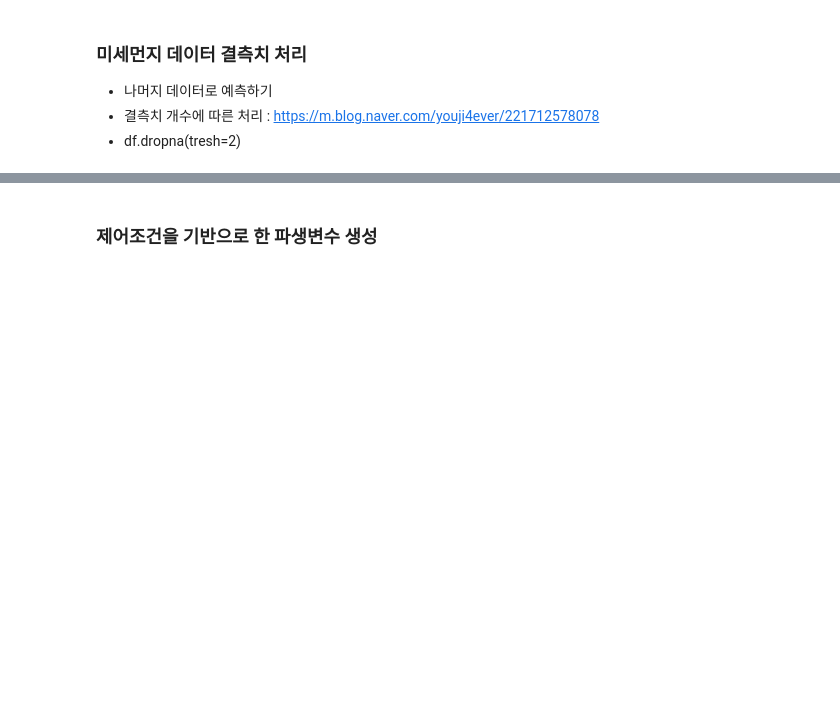
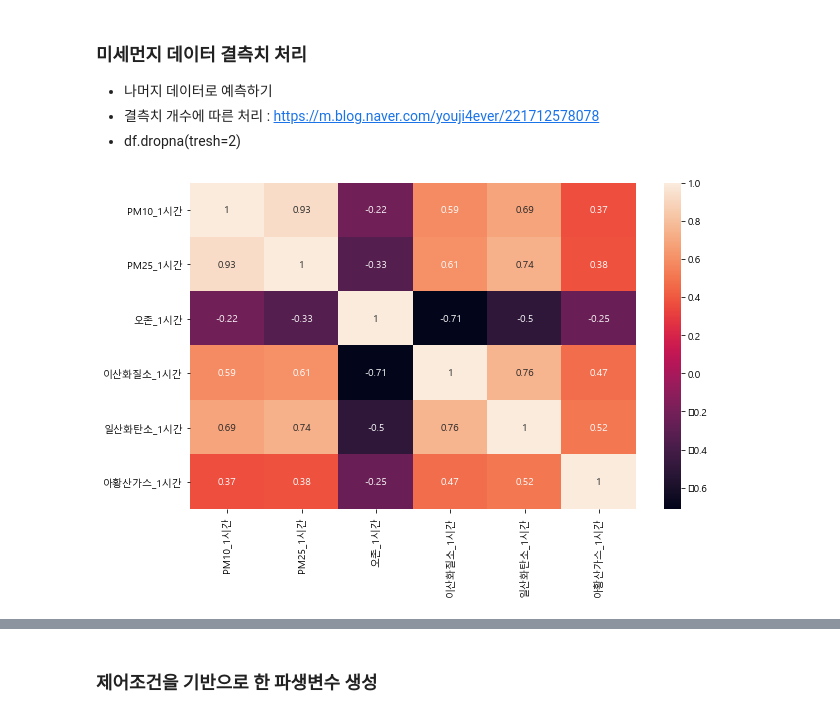
Before and after one commit to yxbxn/smart_farm, a Jupyter notebook: Code/추가변수 수집.ipynb, the cells around one changed output, grey strips where cells are left out. Cells and saved outputs as stored; diff of their text form; code cells hidden in the pictures; blank space fills up the shorter version.

```diff
--- a/Code/추가변수 수집.ipynb
+++ b/Code/추가변수 수집.ipynb
@@ -415,6 +420,15 @@ data_상대동.head(3)
 - 나머지 데이터로 예측하기
 - 결측치 개수에 따른 처리 : https://m.blog.naver.com/youji4ever/221712578078
 - df.dropna(tresh=2)
+# %%
+corr_df = data_상대동.drop(['년월일','시', '지점'],axis=1).corr(method='pearson')
+plt.figure(figsize=(10,6))
+sns.heatmap(corr_df, annot=True)
+plt.show()
+
+# 상관관계가 기존의 열들 사이에서는 그리 높지 않게 나타남. 0.9 넘는 것 없음
+# %% [output]
+[figure, added]
 # %%
 data_상대동
 # %% [output]
```
Also changed, not shown: parts of 1 cell of this notebook.
